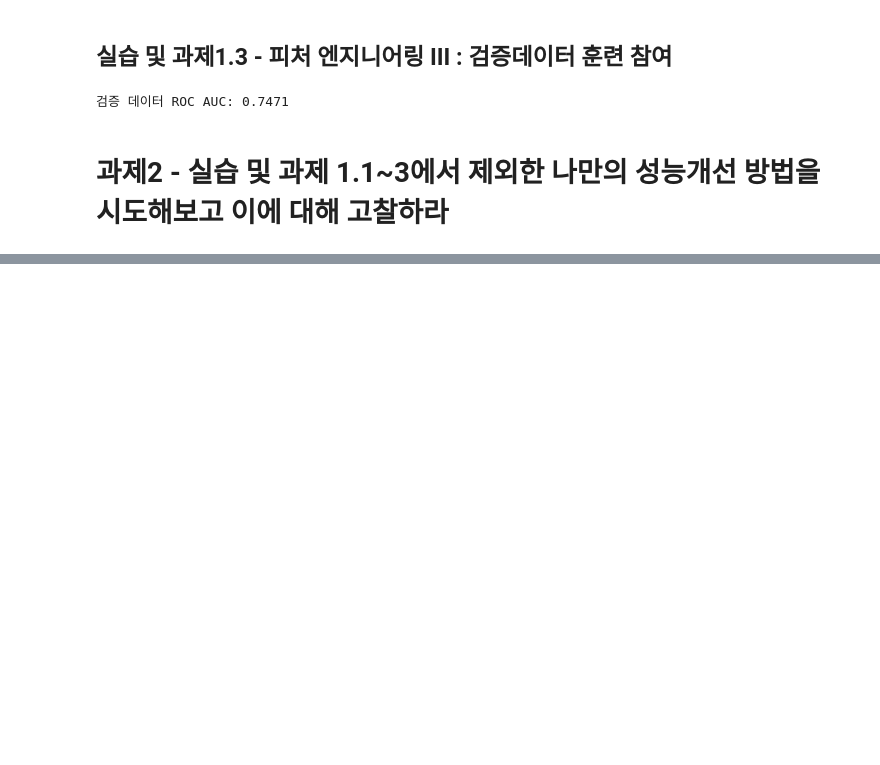
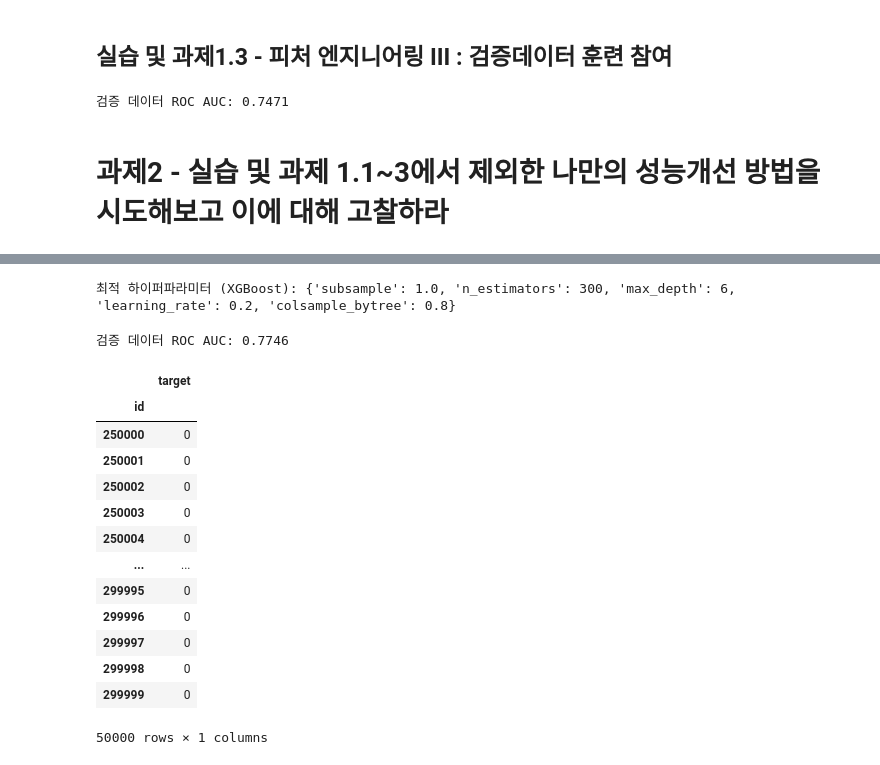
Before and after one commit to p-garden/data-solution, a Jupyter notebook: 615557-ch7-codes-fbc517.ipynb, the cells around one changed output, grey strips where cells are left out. Cells and saved outputs as stored; diff of their text form; code cells hidden in the pictures; blank space fills up the shorter version.

```diff
--- a/615557-ch7-codes-fbc517.ipynb
+++ b/615557-ch7-codes-fbc517.ipynb
@@ -621,0 +793,5 @@ print(f'검증 데이터 ROC AUC: {roc_auc:.4f}')
+# %%
+from sklearn.preprocessing import MinMaxScaler
+ord_features = ['ord_' + str(i) for i in range(6)] # 순서형피처
+# min-max 정규화
+all_data[ord_features] = MinMaxScaler().fit_transform(all_data[ord_features])
@@ -621,0 +813,67 @@ print(f'검증 데이터 ROC AUC: {roc_auc:.4f}')
+# %%
+from xgboost import XGBClassifier
+
+# XGBoost 모델 생성
+xgb_model = XGBClassifier(use_label_encoder=False, eval_metric='logloss')
+
+# XGBoost 하이퍼파라미터 값 목록
+xgb_params = {
+    'n_estimators': [100, 200, 300],   # 트리 개수
+    'max_depth': [3, 6, 10],           # 최대 깊이
+    'learning_rate': [0.01, 0.1, 0.2], # 학습률
+    'subsample': [0.7, 0.8, 1.0],      # 샘플링 비율
+    'colsample_bytree': [0.7, 0.8, 1.0] # 특성 샘플링 비율
+}
+
+# 랜덤 서치 객체 생성
+randomsearch_xgb_model = RandomizedSearchCV(
+    estimator=xgb_model,
+    param_distributions=xgb_params,
+    scoring='roc_auc',
+    cv=5,
+    n_iter=3,
+    random_state=42
+)
+
+# XGBoost로 랜덤 서치 수행
+randomsearch_xgb_model.fit(X_train, y_train)
+print('최적 하이퍼파라미터 (XGBoost):', randomsearch_xgb_model.best_params_)
+# %% [output]
+최적 하이퍼파라미터 (XGBoost): {'subsample': 1.0, 'n_estimators': 300, 'max_depth': 6, 'learning_rate': 0.2, 'colsample_bytree': 0.8}
+# %%
+y_valid_preds = randomsearch_xgb_model.best_estimator_.predict_proba(X_valid)[:, 1]
+
+from sklearn.metrics import roc_auc_score  # ROC AUC 점수 계산 함수
+
+# 검증 데이터 ROC AUC 계산
+roc_auc = roc_auc_score(y_valid, y_valid_preds)
+print(f'검증 데이터 ROC AUC: {roc_auc:.4f}')
+# %% [output]
+검증 데이터 ROC AUC: 0.7746
+# %%
+# 타깃값 1일 확률 예측
+y_preds_proba = randomsearch_xgb_model.predict_proba(X_test)[:, 1]
+
+# 확률이 0.5 이상이면 1, 그렇지 않으면 0으로 변환
+y_preds_binary = (y_preds_proba >= 0.5).astype(int)
+
+# 제출 파일 생성
+submission['target'] = y_preds_binary
+submission.to_csv('submission.csv', index=False)
+# %%
+submission
+# %% [output]
+|  | target |
+| id |  |
+| 250000 | 0 |
+| 250001 | 0 |
+| 250002 | 0 |
+| 250003 | 0 |
+| 250004 | 0 |
+| ... | ... |
+| 299995 | 0 |
+| 299996 | 0 |
+| 299997 | 0 |
+| 299998 | 0 |
+| 299999 | 0 |
+50000 rows × 1 columns
```
Also changed, not shown: parts of 11 cells of this notebook.
